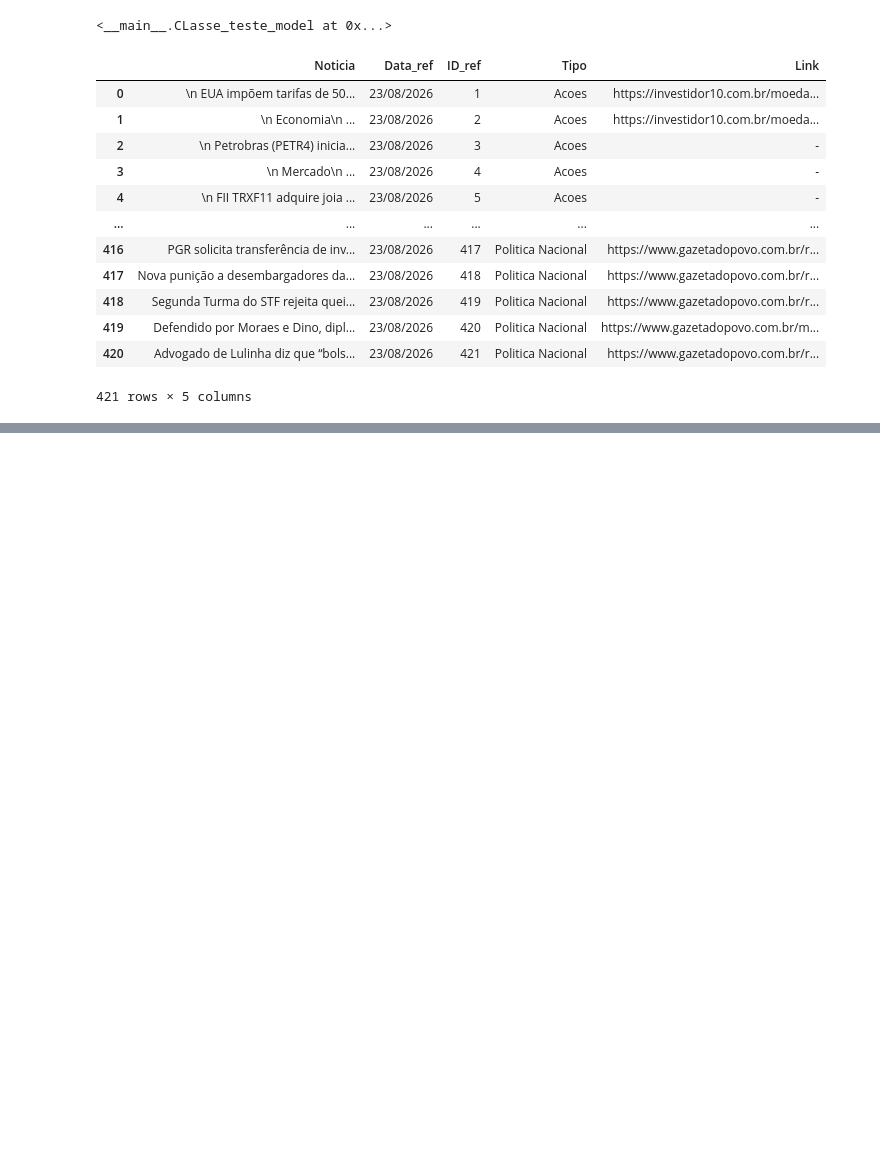
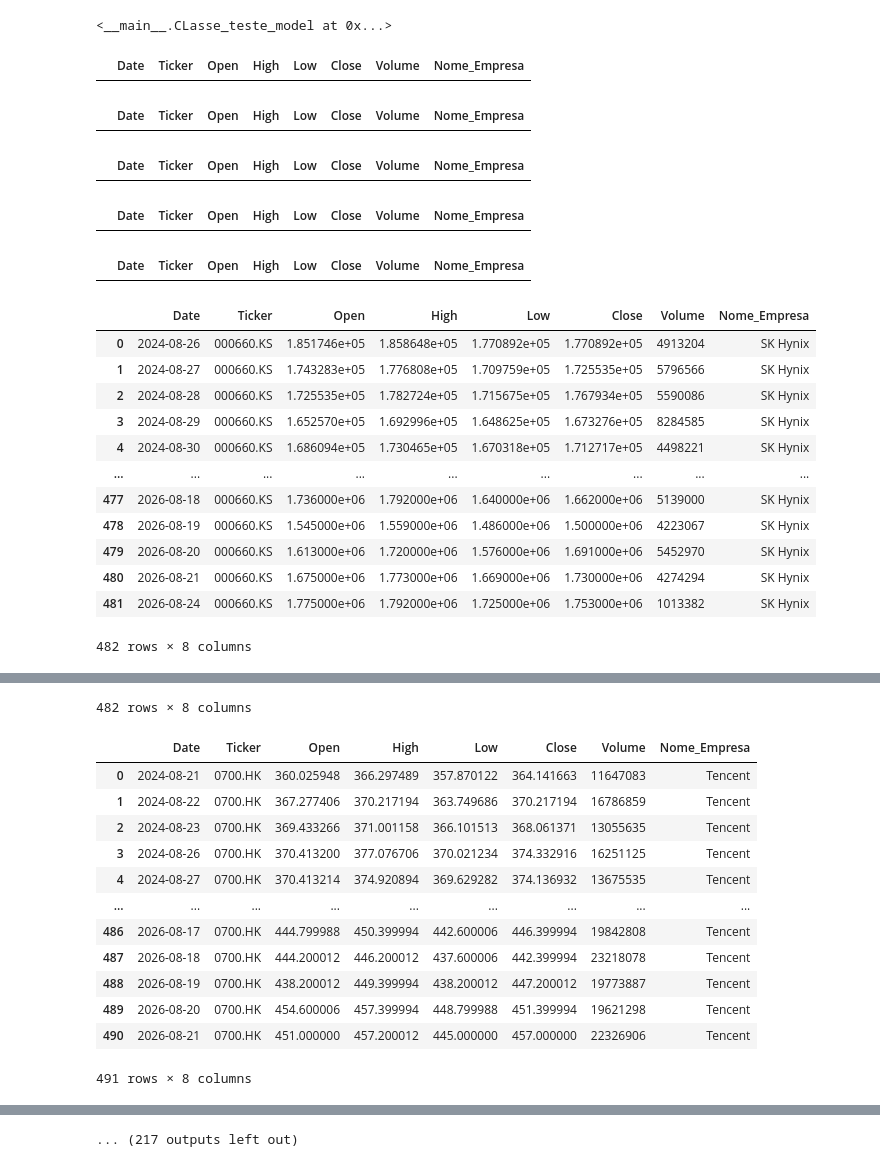
Before and after one commit to Bruno011012/Agente_Acoes001, a Jupyter notebook: pesquisas.ipynb, the cells around one changed output, grey strips where cells are left out. Cells and saved outputs as stored; diff of their text form; code cells hidden in the pictures; blank space fills up the shorter version.

```diff
--- a/pesquisas.ipynb
+++ b/pesquisas.ipynb
@@ -532,20 +532,28 @@ CLasse_teste_model()
 # %%
 import pandas as pd
 
-caminho = r".\data\noticias\consolidado\Base_consolidada.parquet"
-frame_tr = pd.DataFrame(pd.read_parquet(caminho))
-display(frame_tr)
+caminho = r".\data\acoes\base_acoes.json"
+frame_tr = pd.DataFrame(pd.read_json(caminho))
+lista_ref = list(frame_tr["Nome_Empresa"].unique())
+for i in lista_ref :
+    filtro = frame_tr[(frame_tr["Nome_Empresa"] == i) & (frame_tr["Close"] > 0)].reset_index(drop=True).sort_values(by="Date").reset_index(drop=True)
+    display(filtro)
 # %% [output]
-|  | Noticia | Data_ref | ID_ref | Tipo | Link |
-| 0 | \n EUA impõem tarifas de 50... | 23/08/2026 | 1 | Acoes | https://investidor10.com.br/moeda... |
-| 1 | \n Economia\n ... | 23/08/2026 | 2 | Acoes | https://investidor10.com.br/moeda... |
-| 2 | \n Petrobras (PETR4) inicia... | 23/08/2026 | 3 | Acoes | - |
-| 3 | \n Mercado\n ... | 23/08/2026 | 4 | Acoes | - |
-| 4 | \n FII TRXF11 adquire joia ... | 23/08/2026 | 5 | Acoes | - |
-| ... | ... | ... | ... | ... | ... |
-| 416 | PGR solicita transferência de inv... | 23/08/2026 | 417 | Politica Nacional | https://www.gazetadopovo.com.br/r... |
-| 417 | Nova punição a desembargadores da... | 23/08/2026 | 418 | Politica Nacional | https://www.gazetadopovo.com.br/r... |
-| 418 | Segunda Turma do STF rejeita quei... | 23/08/2026 | 419 | Politica Nacional | https://www.gazetadopovo.com.br/r... |
-| 419 | Defendido por Moraes e Dino, dipl... | 23/08/2026 | 420 | Politica Nacional | https://www.gazetadopovo.com.br/m... |
-| 420 | Advogado de Lulinha diz que “bols... | 23/08/2026 | 421 | Politica Nacional | https://www.gazetadopovo.com.br/r... |
+|  | Date | Ticker | Open | High | Low | Close | Volume | Nome_Empresa |
+|  | Date | Ticker | Open | High | Low | Close | Volume | Nome_Empresa |
+|  | Date | Ticker | Open | High | Low | Close | Volume | Nome_Empresa |
+|  | Date | Ticker | Open | High | Low | Close | Volume | Nome_Empresa |
+|  | Date | Ticker | Open | High | Low | Close | Volume | Nome_Empresa |
+|  | Date | Ticker | Open | High | Low | Close | Volume | Nome_Empresa |
+| 0 | 2024-08-26 | 000660.KS | 1.851746e+05 | 1.858648e+05 | 1.770892e+05 | 1.770892e+05 | 4913204 | SK Hynix |
+| 1 | 2024-08-27 | 000660.KS | 1.743283e+05 | 1.776808e+05 | 1.709759e+05 | 1.725535e+05 | 5796566 | SK Hynix |
+| 2 | 2024-08-28 | 000660.KS | 1.725535e+05 | 1.782724e+05 | 1.715675e+05 | 1.767934e+05 | 5590086 | SK Hynix |
+| 3 | 2024-08-29 | 000660.KS | 1.652570e+05 | 1.692996e+05 | 1.648625e+05 | 1.673276e+05 | 8284585 | SK Hynix |
+| 4 | 2024-08-30 | 000660.KS | 1.686094e+05 | 1.730465e+05 | 1.670318e+05 | 1.712717e+05 | 4498221 | SK Hynix |
+| ... | ... | ... | ... | ... | ... | ... | ... | ... |
+| 477 | 2026-08-18 | 000660.KS | 1.736000e+06 | 1.792000e+06 | 1.640000e+06 | 1.662000e+06 | 5139000 | SK Hynix |
+| 478 | 2026-08-19 | 000660.KS | 1.545000e+06 | 1.559000e+06 | 1.486000e+06 | 1.500000e+06 | 4223067 | SK Hynix |
+| 479 | 2026-08-20 | 000660.KS | 1.613000e+06 | 1.720000e+06 | 1.576000e+06 | 1.691000e+06 | 5452970 | SK Hynix |
+| 480 | 2026-08-21 | 000660.KS | 1.675000e+06 | 1.773000e+06 | 1.669000e+06 | 1.730000e+06 | 4274294 | SK Hynix |
+| 481 | 2026-08-24 | 000660.KS | 1.775000e+06 | 1.792000e+06 | 1.725000e+06 | 1.753000e+06 | 1013382 | SK Hynix |
-421 rows × 5 columns
+482 rows × 8 columns
@@ -551,0 +572,14 @@ display(frame_tr)
+482 rows × 8 columns
+|  | Date | Ticker | Open | High | Low | Close | Volume | Nome_Empresa |
+| 0 | 2024-08-21 | 0700.HK | 360.025948 | 366.297489 | 357.870122 | 364.141663 | 11647083 | Tencent |
+| 1 | 2024-08-22 | 0700.HK | 367.277406 | 370.217194 | 363.749686 | 370.217194 | 16786859 | Tencent |
+| 2 | 2024-08-23 | 0700.HK | 369.433266 | 371.001158 | 366.101513 | 368.061371 | 13055635 | Tencent |
+| 3 | 2024-08-26 | 0700.HK | 370.413200 | 377.076706 | 370.021234 | 374.332916 | 16251125 | Tencent |
+| 4 | 2024-08-27 | 0700.HK | 370.413214 | 374.920894 | 369.629282 | 374.136932 | 13675535 | Tencent |
+| ... | ... | ... | ... | ... | ... | ... | ... | ... |
+| 486 | 2026-08-17 | 0700.HK | 444.799988 | 450.399994 | 442.600006 | 446.399994 | 19842808 | Tencent |
+| 487 | 2026-08-18 | 0700.HK | 444.200012 | 446.200012 | 437.600006 | 442.399994 | 23218078 | Tencent |
+| 488 | 2026-08-19 | 0700.HK | 438.200012 | 449.399994 | 438.200012 | 447.200012 | 19773887 | Tencent |
+| 489 | 2026-08-20 | 0700.HK | 454.600006 | 457.399994 | 448.799988 | 451.399994 | 19621298 | Tencent |
+| 490 | 2026-08-21 | 0700.HK | 451.000000 | 457.200012 | 445.000000 | 457.000000 | 22326906 | Tencent |
+491 rows × 8 columns
@@ -551,0 +598 @@ display(frame_tr)
+... (217 outputs left out)
```
Also changed, not shown: parts of 2 cells of this notebook, 2 other files.
